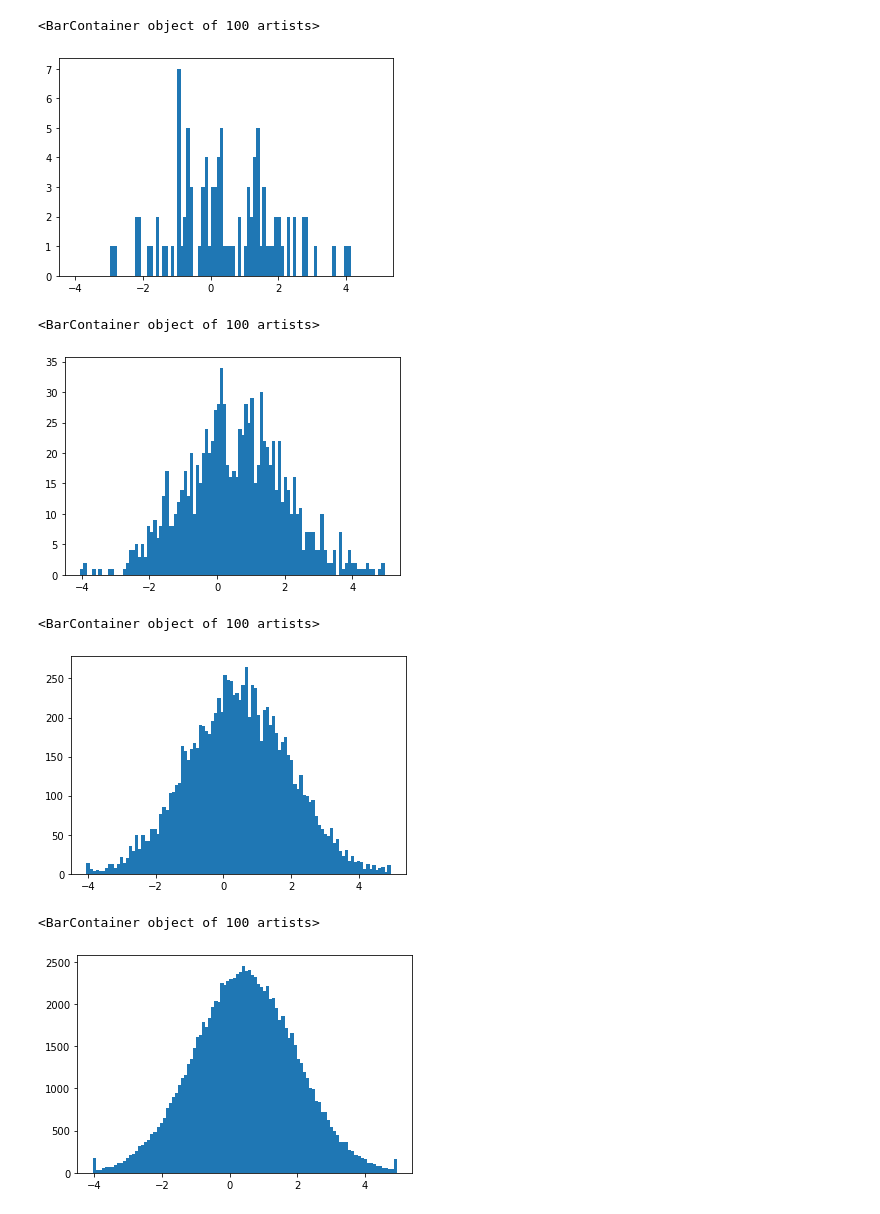
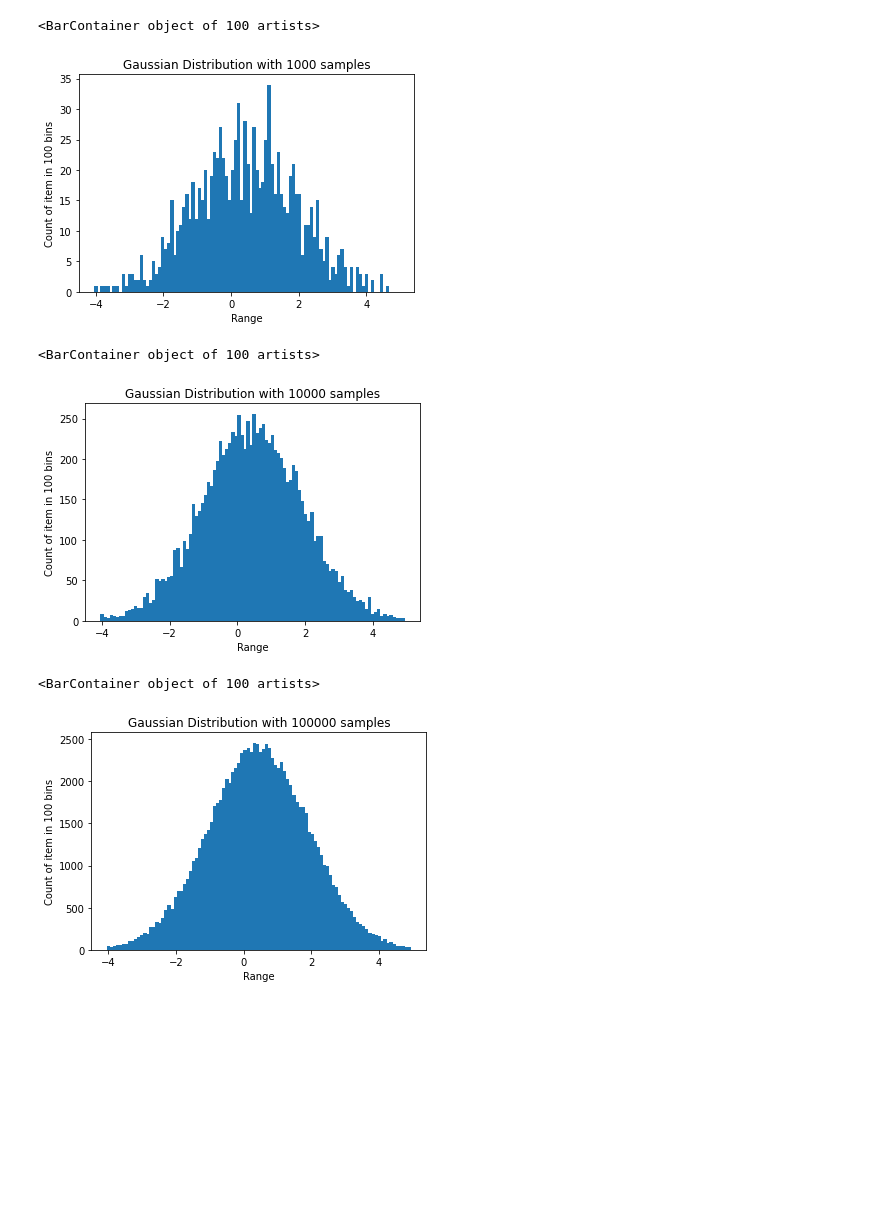
Before and after one commit to hgs3896/MAT3008, a Jupyter notebook: Homework #4/Code/plot.ipynb, the cells around one changed output. Saved outputs shown, nothing was run; the diff lists cells and outputs as text; code cells hidden in the pictures; blank space fills up the shorter version.

```diff
--- a/Homework #4/Code/plot.ipynb
+++ b/Homework #4/Code/plot.ipynb
@@ -131,0 +105,39 @@ gauss_dist[100000] = [
+# %%
+gauss_dist[1000] = [
+     1,    0,    1,    1,    1,    0,    1,    1,    0,    3,
+     1,    3,    3,    2,    2,    6,    2,    1,    2,    5,
+     3,    4,    9,    7,    8,   15,    6,   10,   11,   14,
+    16,   12,   18,   12,   17,   15,   20,   12,   19,   23,
+    22,   27,   22,   19,   15,   20,   25,   31,   15,   28,
+    21,   13,   27,   20,   17,   18,   25,   34,   21,   16,
+    23,   16,   14,   13,   19,   21,   16,   16,    6,   11,
+    11,   14,    9,   15,    7,    5,    9,    2,    4,    3,
+     6,    7,    4,    1,    4,    0,    4,    3,    1,    3,
+     0,    2,    0,    0,    3,    0,    1,    0,    0,    0,
+]
+# %%
+gauss_dist[10000] = [
+    8,    5,    4,    7,    6,    5,    6,    6,   12,   13,
+    15,   18,   16,   16,   29,   34,   22,   26,   52,   49,
+    52,   49,   54,   56,   88,   90,   67,   99,   89,  107,
+   145,  130,  136,  146,  156,  171,  167,  187,  197,  222,
+   205,  212,  220,  233,  229,  255,  230,  212,  247,  217,
+   256,  232,  238,  243,  224,  220,  230,  211,  207,  201,
+   189,  172,  174,  192,  185,  162,  148,  132,  123,  135,
+    99,  105,  105,   74,   70,   61,   64,   61,   48,   55,
+    38,   36,   38,   29,   24,   26,   23,   15,   30,    9,
+    11,   15,    6,    8,    6,    7,    5,    4,    3,    3,
+]
+# %%
+gauss_dist[100000] = [
+    47,   31,   44,   53,   55,   72,   74,  102,  109,  124,
+   153,  177,  194,  188,  271,  272,  331,  324,  381,  476,
+   532,  485,  626,  701,  694,  785,  845,  934, 1060, 1088,
+  1211, 1315, 1380, 1426, 1520, 1709, 1742, 1773, 1922, 2023,
+  1983, 2114, 2157, 2215, 2336, 2373, 2394, 2347, 2459, 2445,
+  2349, 2388, 2446, 2394, 2275, 2194, 2160, 2226, 2125, 2030,
+  1961, 1838, 1758, 1695, 1695, 1622, 1399, 1377, 1296, 1219,
+  1122, 1012, 1000,  884,  768,  749,  654,  571,  546,  493,
+   464,  385,  334,  301,  277,  250,  195,  193,  172,  162,
+   110,  123,   78,   91,   64,   50,   47,   41,   39,   34,
+]
@@ -132,20 +152,24 @@ gauss_dist[100000] = [
 # %%
-plt.bar(x = np.linspace(-4, 4.9, 100), height = gauss_dist[100], width=0.1)
+plt.title('Gaussian Distribution with 1000 samples')
+plt.xlabel('Range')
+plt.ylabel('Count of item in 100 bins')
+plt.bar(x = np.linspace(-4, 4.9, 100), height = gauss_dist[1000], width=0.1)
 # %% [output]
 <BarContainer object of 100 artists>
-[figure, old version]
+[figure, new version]
 # %%
-plt.bar(x = np.linspace(-4, 4.9, 100), height = gauss_dist[1000], width=0.1)
+plt.title('Gaussian Distribution with 10000 samples')
+plt.xlabel('Range')
+plt.ylabel('Count of item in 100 bins')
+plt.bar(x = np.linspace(-4, 4.9, 100), height = gauss_dist[10000], width=0.1)
 # %% [output]
 <BarContainer object of 100 artists>
-[figure, old version]
+[figure, new version]
 # %%
-plt.bar(x = np.linspace(-4, 4.9, 100), height = gauss_dist[10000], width=0.1)
+plt.title('Gaussian Distribution with 100000 samples')
+plt.xlabel('Range')
+plt.ylabel('Count of item in 100 bins')
+plt.bar(x = np.linspace(-4, 4.9, 100), height = gauss_dist[100000], width=0.1)
 # %% [output]
 <BarContainer object of 100 artists>
-[figure, old version]
+[figure, new version]
-# %%
-plt.bar(x = np.linspace(-4, 4.9, 100), height = gauss_dist[100000], width=0.1)
-# %% [output]
-<BarContainer object of 100 artists>
-[figure, removed]
```
Also changed, not shown: parts of 11 cells of this notebook, 11 other files.
